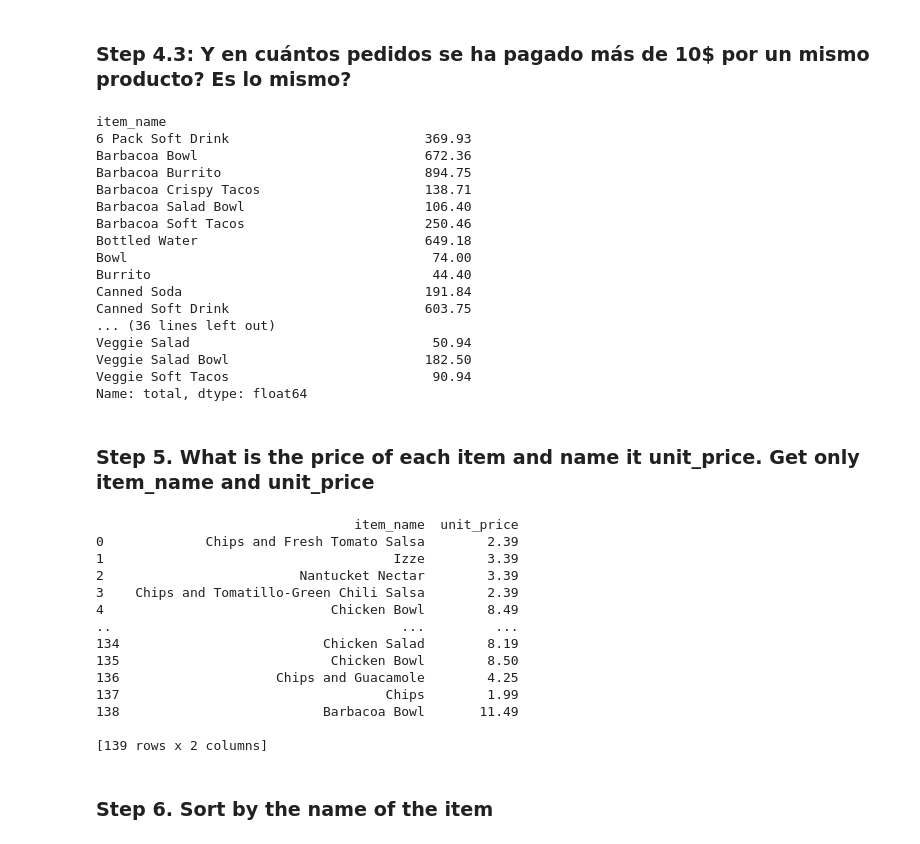
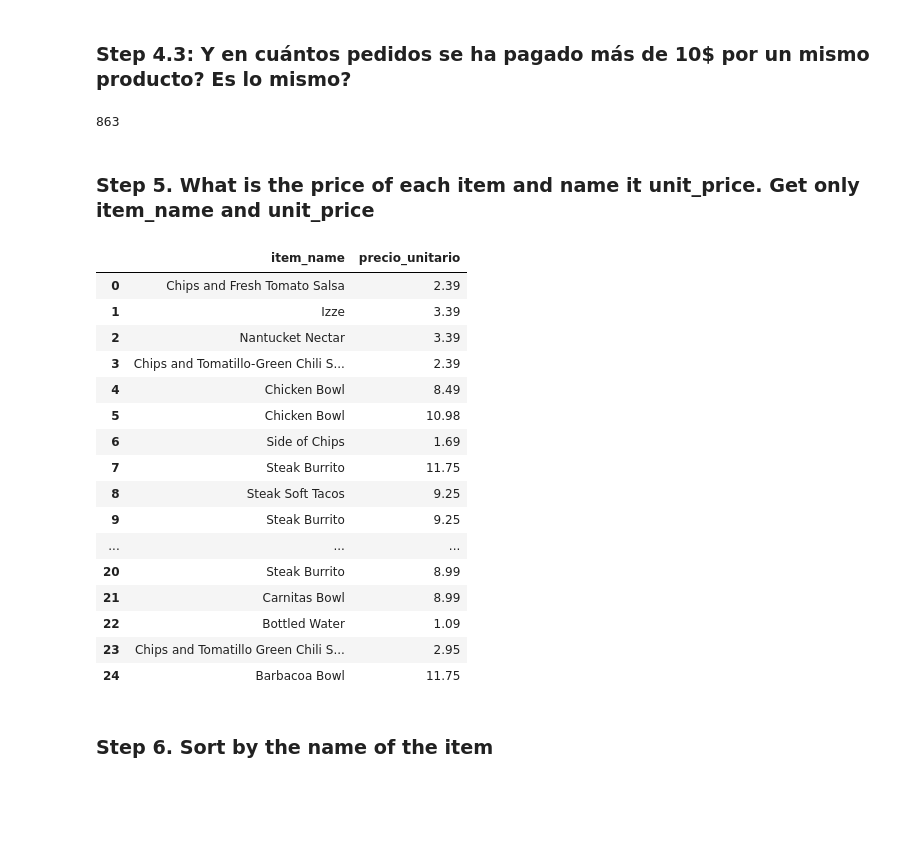
Before and after one commit to rou-tz/2026-02-BILBAO-FT-Data-Science, a Jupyter notebook: 2-Data_Analysis/2-Pandas/Practica/1-Chipotle/Chipotle_SOL_I_Ruben.ipynb, the cells around one changed output. Cells and saved outputs as stored; diff of their text form; code cells hidden in the pictures; blank space fills up the shorter version.

```diff
--- a/2-Data_Analysis/2-Pandas/Practica/1-Chipotle/Chipotle_SOL_I_Ruben.ipynb
+++ b/2-Data_Analysis/2-Pandas/Practica/1-Chipotle/Chipotle_SOL_I_Ruben.ipynb
@@ -87,52 +104,35 @@ len(pedidos[pedidos > 10.00])
 1834
 # %% [markdown]
 ### Step 4.3: Y en cuántos pedidos se ha pagado más de 10$ por un mismo producto? Es lo mismo?
-# %%
-chipo['total'] = chipo['quantity'] * chipo['item_price']
-len(chipo[chipo['total'] > 10.00])
-items = chipo.groupby('item_name')['total'].sum()
-print(items)
-# %% [output]
-item_name
-6 Pack Soft Drink                         369.93
-Barbacoa Bowl                             672.36
-Barbacoa Burrito                          894.75
-Barbacoa Crispy Tacos                     138.71
-Barbacoa Salad Bowl                       106.40
-Barbacoa Soft Tacos                       250.46
-Bottled Water                             649.18
-Bowl                                       74.00
-Burrito                                    44.40
-Canned Soda                               191.84
-Canned Soft Drink                         603.75
-... (36 lines left out)
-Veggie Salad                               50.94
-Veggie Salad Bowl                         182.50
-Veggie Soft Tacos                          90.94
-Name: total, dtype: float64
+# %%
+adios = chipo[chipo["item_price"] > 10.00] ["order_id"].nunique()
+print(adios)
+# %% [output]
+863
 # %% [markdown]
 ### Step 5. What is the price of each item and name it unit_price. Get only item_name and unit_price
 # %%
-chipo['precio_uni'] = chipo['item_price'] / chipo['quantity']
+result = chipo[['item_name', 'precio_unitario']].drop_duplicates().reset_index(drop=True)
 
-result = chipo[['item_name', 'unit_price']].drop_duplicates().reset_index(drop=True)
-
-print(result)
+result.head(25)
 # %% [output]
-                                 item_name  unit_price
-0             Chips and Fresh Tomato Salsa        2.39
-1                                     Izze        3.39
-2                         Nantucket Nectar        3.39
-3    Chips and Tomatillo-Green Chili Salsa        2.39
-4                             Chicken Bowl        8.49
-..                                     ...         ...
-134                          Chicken Salad        8.19
-135                           Chicken Bowl        8.50
-136                    Chips and Guacamole        4.25
-137                                  Chips        1.99
-138                          Barbacoa Bowl       11.49
-
-[139 rows x 2 columns]
+|  | item_name | precio_unitario |
+| 0 | Chips and Fresh Tomato Salsa | 2.39 |
+| 1 | Izze | 3.39 |
+| 2 | Nantucket Nectar | 3.39 |
+| 3 | Chips and Tomatillo-Green Chili S... | 2.39 |
+| 4 | Chicken Bowl | 8.49 |
+| 5 | Chicken Bowl | 10.98 |
+| 6 | Side of Chips | 1.69 |
+| 7 | Steak Burrito | 11.75 |
+| 8 | Steak Soft Tacos | 9.25 |
+| 9 | Steak Burrito | 9.25 |
+| ... | ... | ... |
+| 20 | Steak Burrito | 8.99 |
+| 21 | Carnitas Bowl | 8.99 |
+| 22 | Bottled Water | 1.09 |
+| 23 | Chips and Tomatillo Green Chili S... | 2.95 |
+| 24 | Barbacoa Bowl | 11.75 |
 # %% [markdown]
 ### Step 6. Sort by the name of the item
 # %%
```
Also changed, not shown: parts of 12 cells of this notebook, 1 other file.
